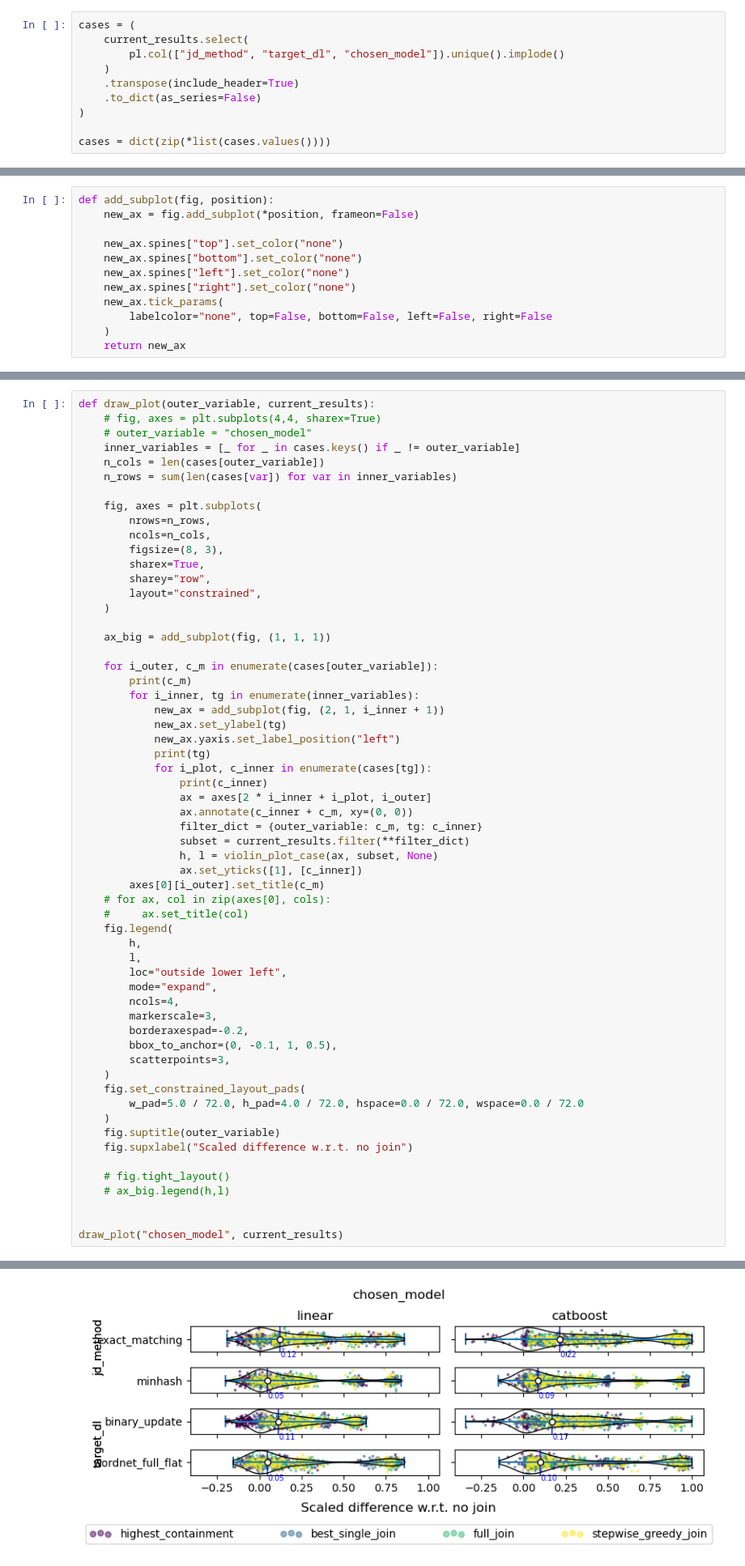
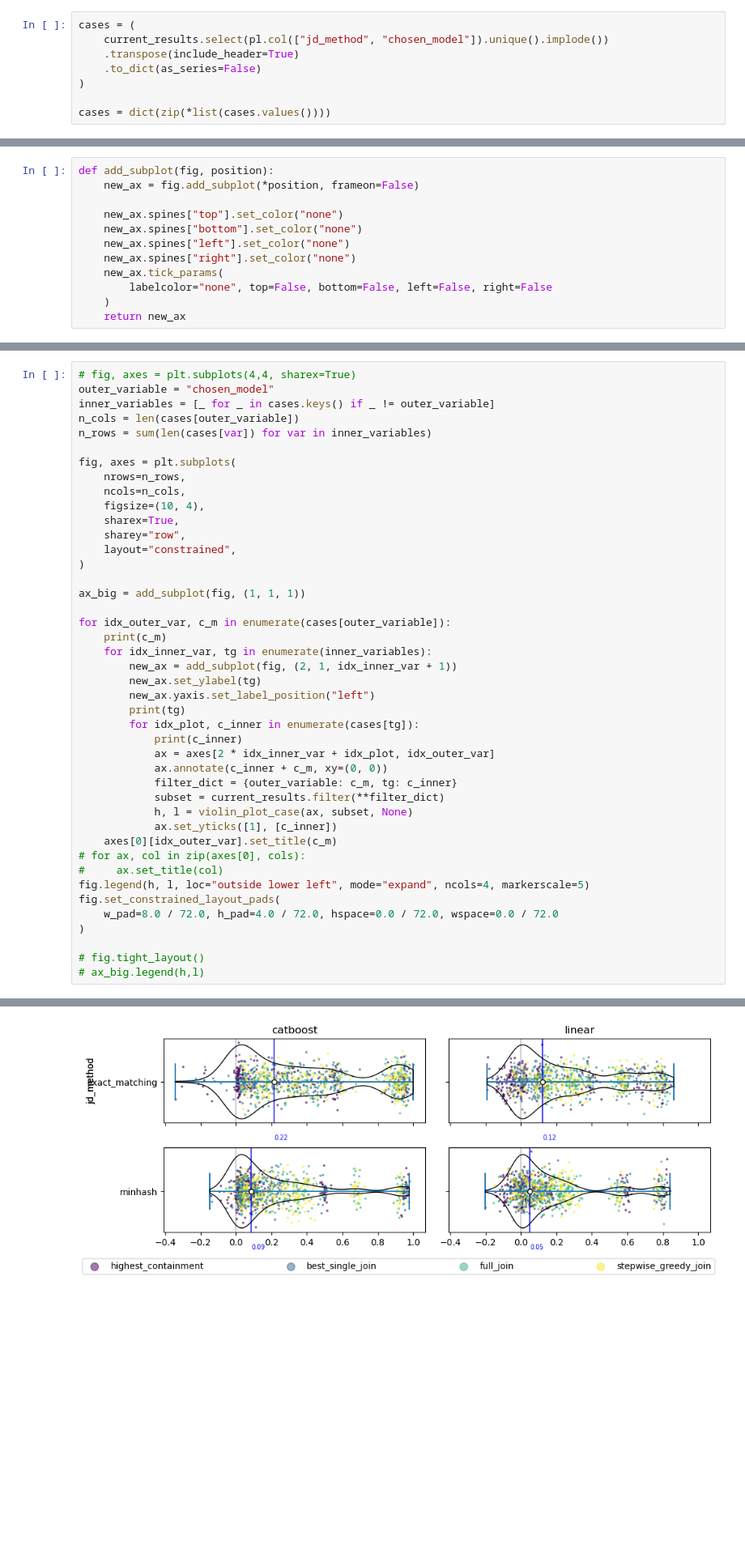
Before and after one commit to rcap107/retrieve-merge-predict, a Jupyter notebook: notebooks/2023-11-30 Study big run.ipynb, the cells around one changed output, grey strips where cells are left out. Shown at 81% size. Saved outputs shown, nothing was run; the diff lists cells and outputs as text; blank space fills up the shorter version.

```diff
--- a/notebooks/2023-11-30 Study big run.ipynb
+++ b/notebooks/2023-11-30 Study big run.ipynb
@@ -375,9 +375,7 @@ def violin_plot(data, values_dict, label_mapping, target_variable, jitter_factor
     plt.tight_layout()
 # %%
 cases = (
-    current_results.select(
-        pl.col(["jd_method", "target_dl", "chosen_model"]).unique().implode()
-    )
+    current_results.select(pl.col(["jd_method", "chosen_model"]).unique().implode())
     .transpose(include_header=True)
     .to_dict(as_series=False)
 )
@@ -465,60 +589,44 @@ def add_subplot(fig, position):
 # %%
-def draw_plot(outer_variable, current_results):
-    # fig, axes = plt.subplots(4,4, sharex=True)
-    # outer_variable = "chosen_model"
-    inner_variables = [_ for _ in cases.keys() if _ != outer_variable]
-    n_cols = len(cases[outer_variable])
-    n_rows = sum(len(cases[var]) for var in inner_variables)
+# fig, axes = plt.subplots(4,4, sharex=True)
+outer_variable = "chosen_model"
+inner_variables = [_ for _ in cases.keys() if _ != outer_variable]
+n_cols = len(cases[outer_variable])
+n_rows = sum(len(cases[var]) for var in inner_variables)
 
-    fig, axes = plt.subplots(
-        nrows=n_rows,
-        ncols=n_cols,
-        figsize=(8, 3),
-        sharex=True,
-        sharey="row",
-        layout="constrained",
-    )
+fig, axes = plt.subplots(
+    nrows=n_rows,
+    ncols=n_cols,
+    figsize=(10, 4),
+    sharex=True,
+    sharey="row",
+    layout="constrained",
+)
 
-    ax_big = add_subplot(fig, (1, 1, 1))
+ax_big = add_subplot(fig, (1, 1, 1))
 
-    for i_outer, c_m in enumerate(cases[outer_variable]):
-        print(c_m)
-        for i_inner, tg in enumerate(inner_variables):
-            new_ax = add_subplot(fig, (2, 1, i_inner + 1))
-            new_ax.set_ylabel(tg)
-            new_ax.yaxis.set_label_position("left")
-            print(tg)
-            for i_plot, c_inner in enumerate(cases[tg]):
-                print(c_inner)
-                ax = axes[2 * i_inner + i_plot, i_outer]
-                ax.annotate(c_inner + c_m, xy=(0, 0))
-                filter_dict = {outer_variable: c_m, tg: c_inner}
-                subset = current_results.filter(**filter_dict)
-                h, l = violin_plot_case(ax, subset, None)
-                ax.set_yticks([1], [c_inner])
-        axes[0][i_outer].set_title(c_m)
-    # for ax, col in zip(axes[0], cols):
-    #     ax.set_title(col)
-    fig.legend(
-        h,
-        l,
-        loc="outside lower left",
-        mode="expand",
-        ncols=4,
-        markerscale=3,
-        borderaxespad=-0.2,
-        bbox_to_anchor=(0, -0.1, 1, 0.5),
-        scatterpoints=3,
-    )
-    fig.set_constrained_layout_pads(
-        w_pad=5.0 / 72.0, h_pad=4.0 / 72.0, hspace=0.0 / 72.0, wspace=0.0 / 72.0
-    )
-    fig.suptitle(outer_variable)
-    fig.supxlabel("Scaled difference w.r.t. no join")
+for idx_outer_var, c_m in enumerate(cases[outer_variable]):
+    print(c_m)
+    for idx_inner_var, tg in enumerate(inner_variables):
+        new_ax = add_subplot(fig, (2, 1, idx_inner_var + 1))
+        new_ax.set_ylabel(tg)
+        new_ax.yaxis.set_label_position("left")
+        print(tg)
+        for idx_plot, c_inner in enumerate(cases[tg]):
+            print(c_inner)
+            ax = axes[2 * idx_inner_var + idx_plot, idx_outer_var]
+            ax.annotate(c_inner + c_m, xy=(0, 0))
+            filter_dict = {outer_variable: c_m, tg: c_inner}
+            subset = current_results.filter(**filter_dict)
+            h, l = violin_plot_case(ax, subset, None)
+            ax.set_yticks([1], [c_inner])
+    axes[0][idx_outer_var].set_title(c_m)
+# for ax, col in zip(axes[0], cols):
+#     ax.set_title(col)
+fig.legend(h, l, loc="outside lower left", mode="expand", ncols=4, markerscale=5)
+fig.set_constrained_layout_pads(
+    w_pad=8.0 / 72.0, h_pad=4.0 / 72.0, hspace=0.0 / 72.0, wspace=0.0 / 72.0
+)
 
-    # fig.tight_layout()
-    # ax_big.legend(h,l)
-
-
-draw_plot("chosen_model", current_results)
+# fig.tight_layout()
+# ax_big.legend(h,l)
 # %% [output]
@@ -539 +641 @@ wordnet_full_flat
-[figure, old version]
+[figure, new version]
```
Also changed, not shown: parts of 25 cells of this notebook.
